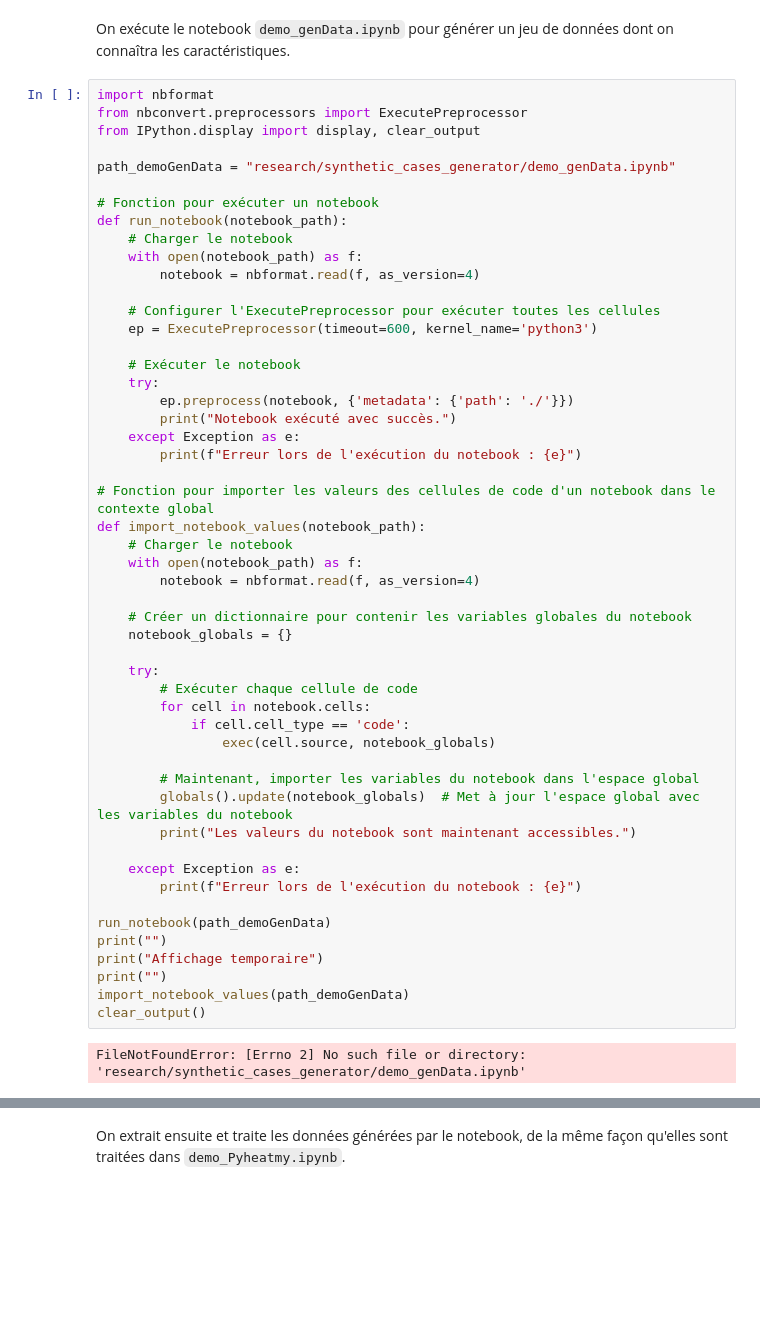
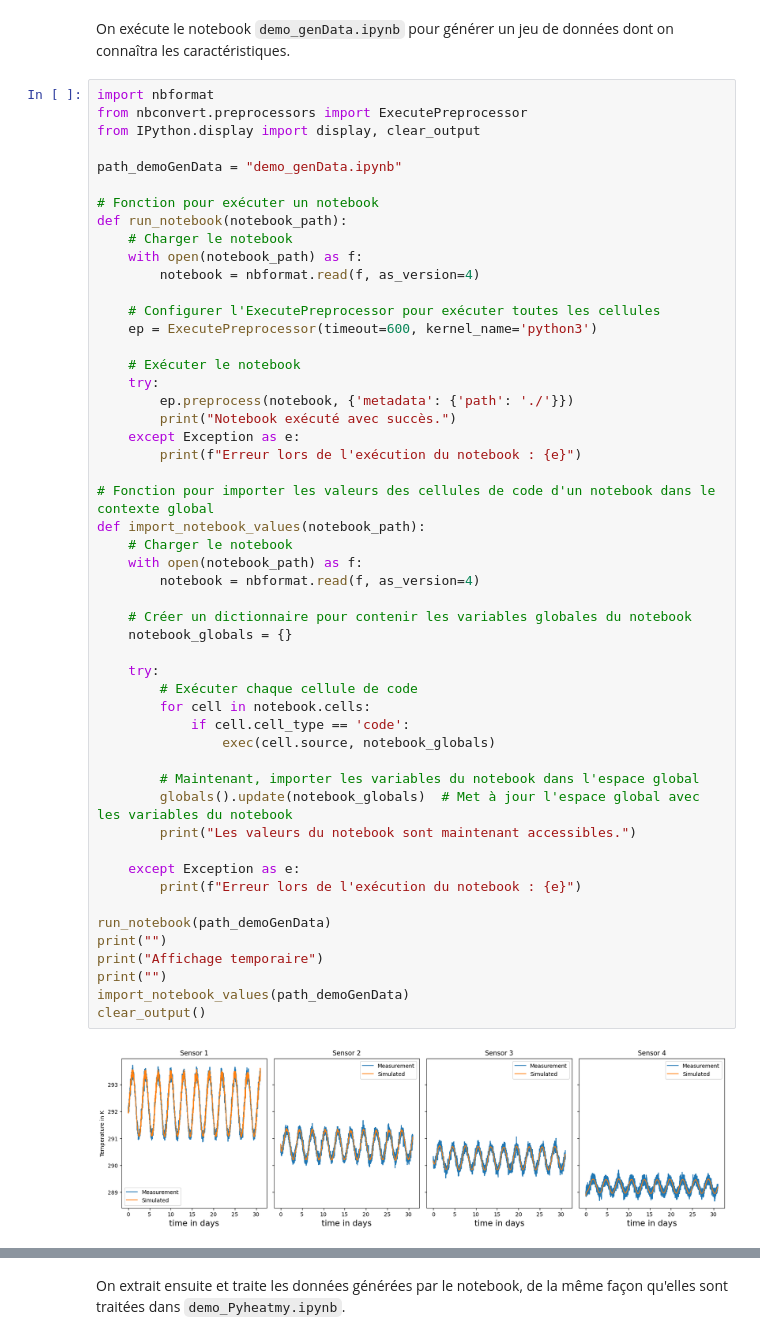
Before and after one commit to flipoyo/MOLONARI1D, a Jupyter notebook: pyheatmy/demoInversion.ipynb, the cells around one changed output, grey strips where cells are left out. Drawn from its saved outputs; the diff is of its cells as text; blank space fills up the shorter version.

```diff
--- a/pyheatmy/demoInversion.ipynb
+++ b/pyheatmy/demoInversion.ipynb
@@ -20,7 +20,7 @@ import nbformat
 from nbconvert.preprocessors import ExecutePreprocessor
 from IPython.display import display, clear_output
 
-path_demoGenData = "research/synthetic_cases_generator/demo_genData.ipynb"
+path_demoGenData = "demo_genData.ipynb"
 
 # Fonction pour exécuter un notebook
 def run_notebook(notebook_path):
@@ -40,31 +40,31 @@ def run_notebook(notebook_path):
 
 # Fonction pour importer les valeurs des cellules de code d'un notebook dans le contexte global
 def import_notebook_values(notebook_path):
     # Charger le notebook
     with open(notebook_path) as f:
         notebook = nbformat.read(f, as_version=4)
 
     # Créer un dictionnaire pour contenir les variables globales du notebook
     notebook_globals = {}
 
     try:
         # Exécuter chaque cellule de code
         for cell in notebook.cells:
             if cell.cell_type == 'code':
                 exec(cell.source, notebook_globals)
 
         # Maintenant, importer les variables du notebook dans l'espace global
         globals().update(notebook_globals)  # Met à jour l'espace global avec les variables du notebook
         print("Les valeurs du notebook sont maintenant accessibles.")
 
     except Exception as e:
         print(f"Erreur lors de l'exécution du notebook : {e}")
 
 run_notebook(path_demoGenData)
 print("")
 print("Affichage temporaire")
 print("")
 import_notebook_values(path_demoGenData)
 clear_output()
 # %% [output]
-FileNotFoundError: [Errno 2] No such file or directory: 'research/synthetic_cases_generator/demo_genData.ipynb'
+[figure, added]
```
Also changed, not shown: parts of 11 cells of this notebook, 2 other files.
